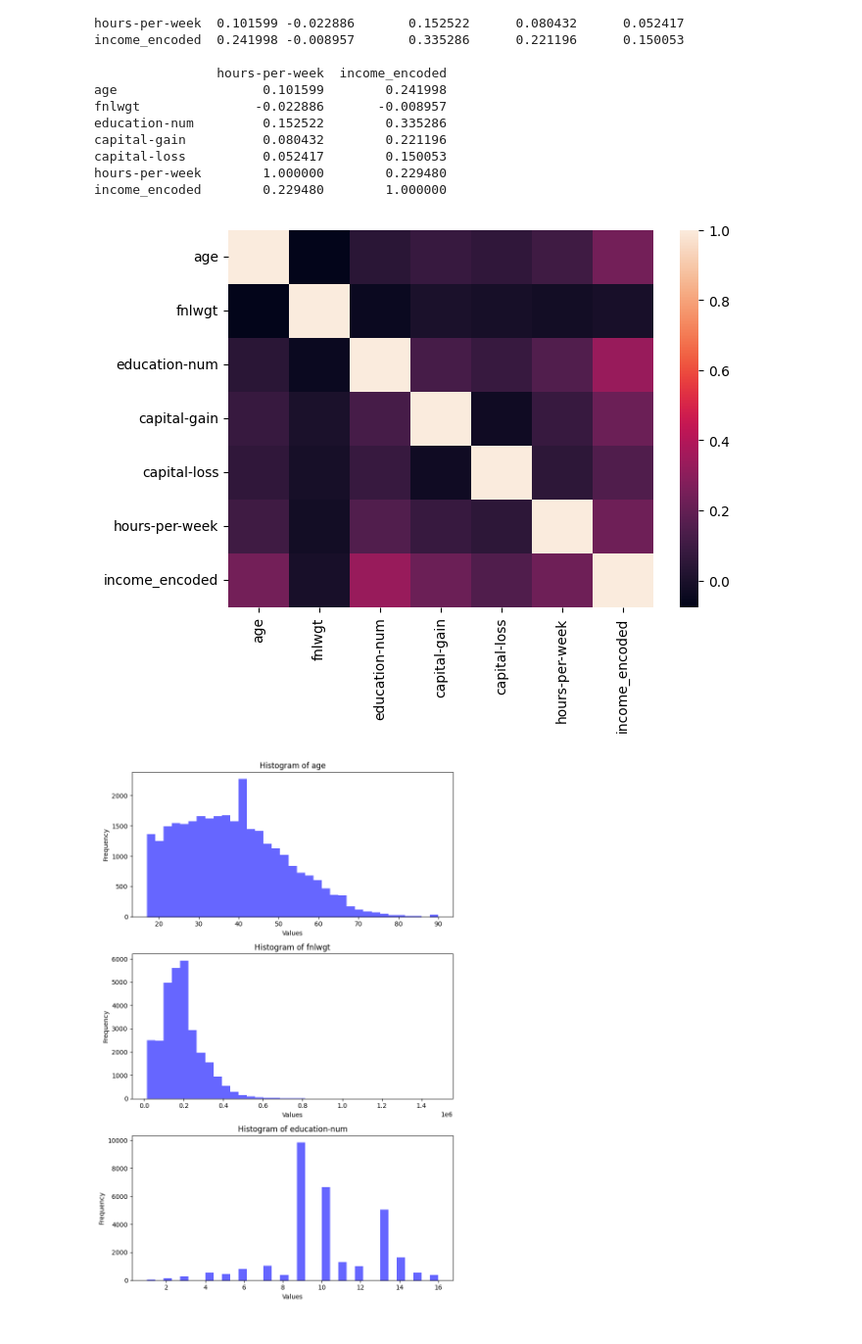
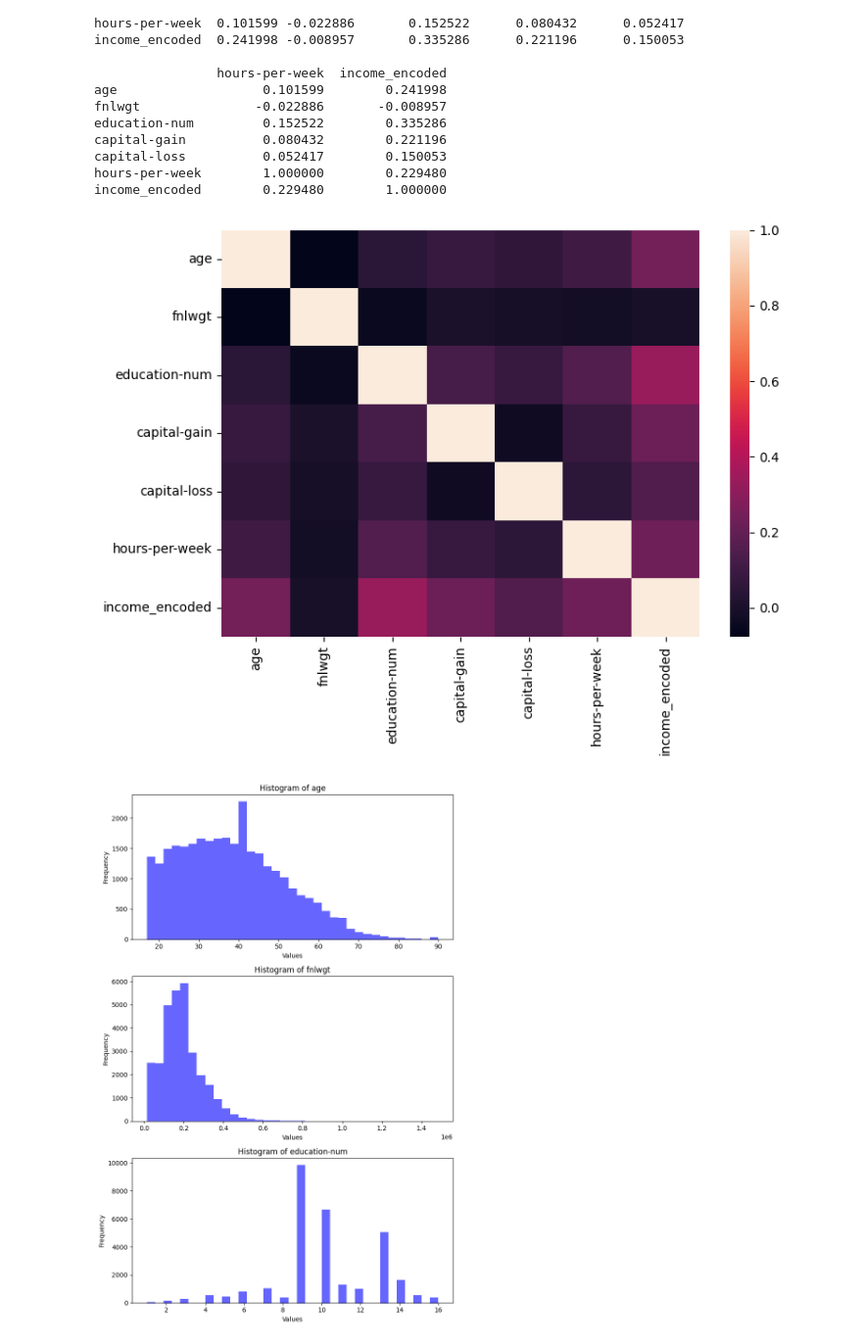
Before and after one commit to jasonfzf00/income_classify_CISC5790, a Jupyter notebook: EDA/EDA first half.ipynb, the cells around one changed output. Shown: that part at 98% size. Drawn from its saved outputs; the diff is of its cells as text; code cells hidden in the pictures.

Commit message:
EDA graphs

```diff
--- a/EDA/EDA first half.ipynb
+++ b/EDA/EDA first half.ipynb
@@ -96,12 +96,13 @@ hours-per-week        1.000000        0.229480
 income_encoded        0.229480        1.000000
 # %%
 #print correlation matrix heatmap
-plt.figure(figsize=(7,5))
+plt.figure(figsize=(8, 6))
 sns.heatmap(correlation_matrix)
+plt.tight_layout()
 plt.savefig('Correlation Matrix Heat Map')
 plt.show()
 # %% [output]
-[figure, old version]
+[figure, new version]
 # %%
 #Histograms of continous variables
 continuous = ['age', 'fnlwgt', 'education-num']
```
Also changed, not shown: 1 other file.
